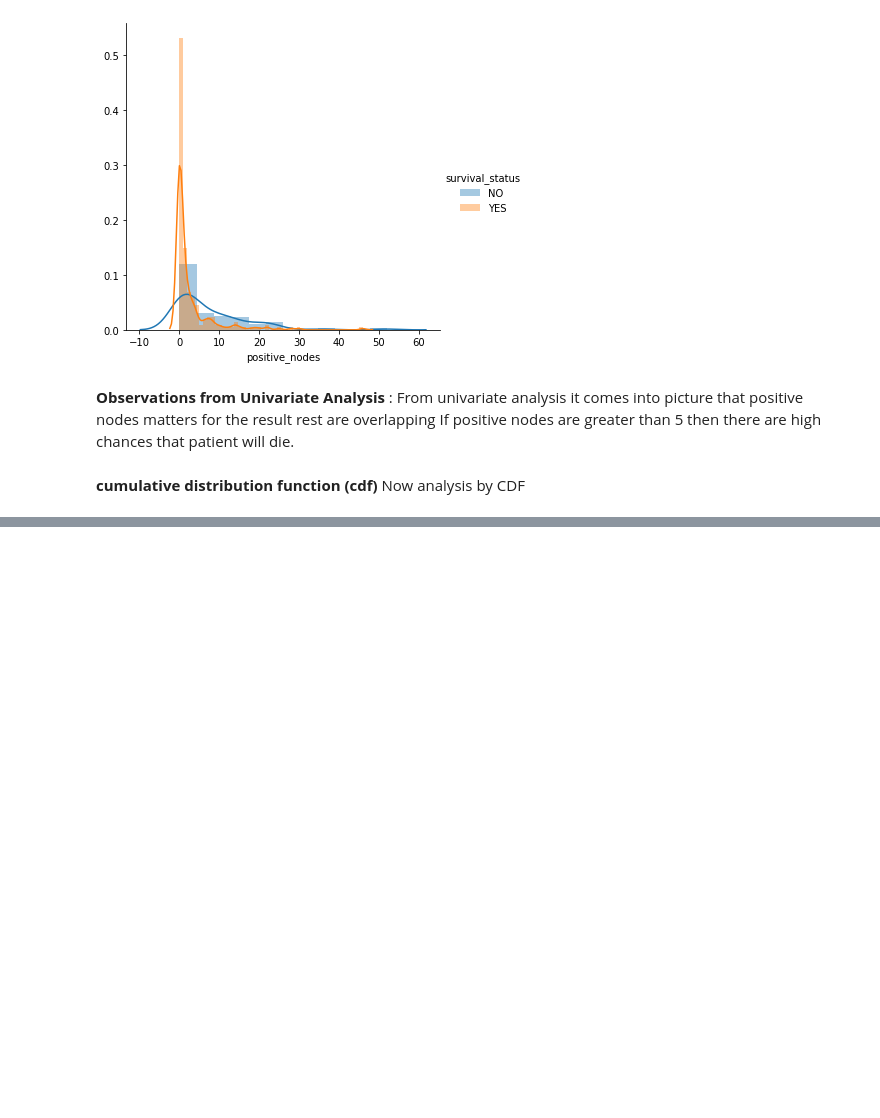
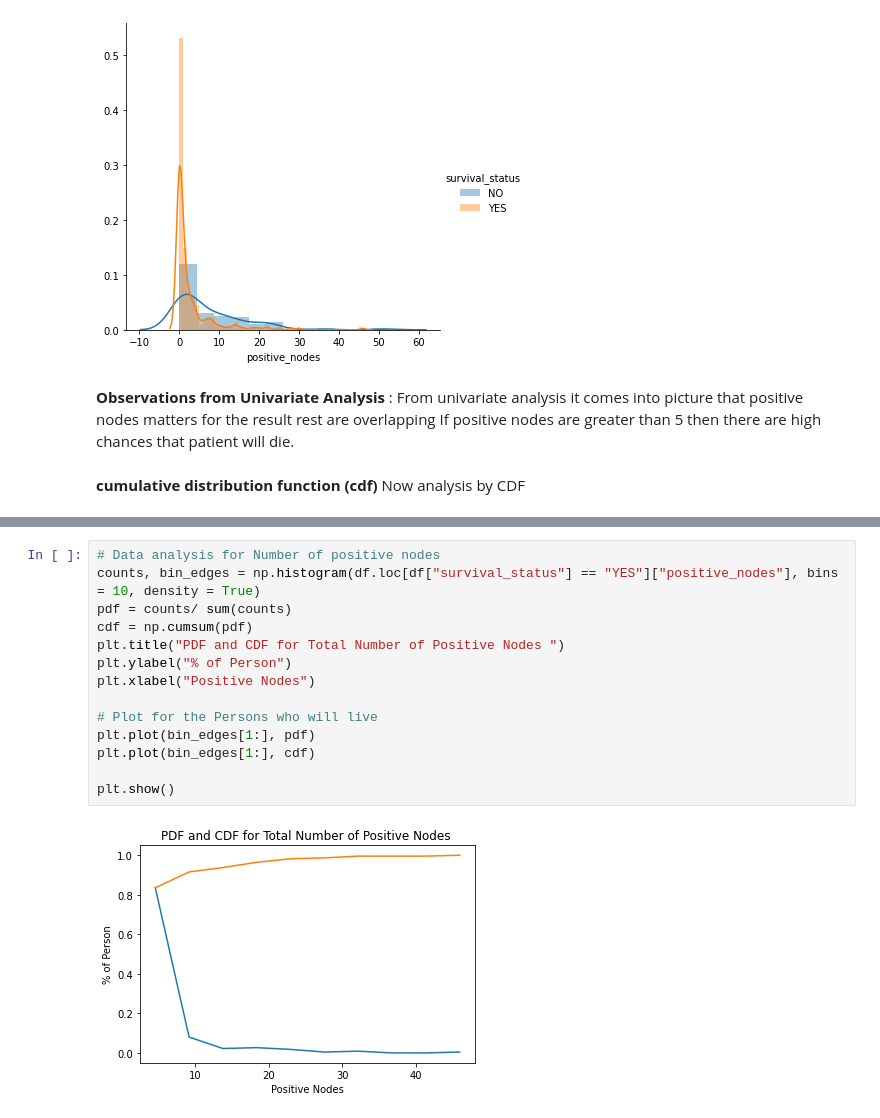
Before and after one commit to ankit15697/haberman-dataset-analysis, a Jupyter notebook: haberman.ipynb, the cells around one changed output, grey strips where cells are left out. Saved outputs shown, nothing was run; the diff lists cells and outputs as text; blank space fills up the shorter version.

```diff
--- a/haberman.ipynb
+++ b/haberman.ipynb
@@ -96,0 +115,16 @@ Now analysis by CDF
+# %%
+# Data analysis for Number of positive nodes
+counts, bin_edges = np.histogram(df.loc[df["survival_status"] == "YES"]["positive_nodes"], bins = 10, density = True)
+pdf = counts/ sum(counts)
+cdf = np.cumsum(pdf)
+plt.title("PDF and CDF for Total Number of Positive Nodes ")
+plt.ylabel("% of Person")
+plt.xlabel("Positive Nodes")
+
+# Plot for the Persons who will live
+plt.plot(bin_edges[1:], pdf)
+plt.plot(bin_edges[1:], cdf)
+
+plt.show()
+# %% [output]
+[figure, added]
```
Also changed, not shown: parts of 15 cells of this notebook.
